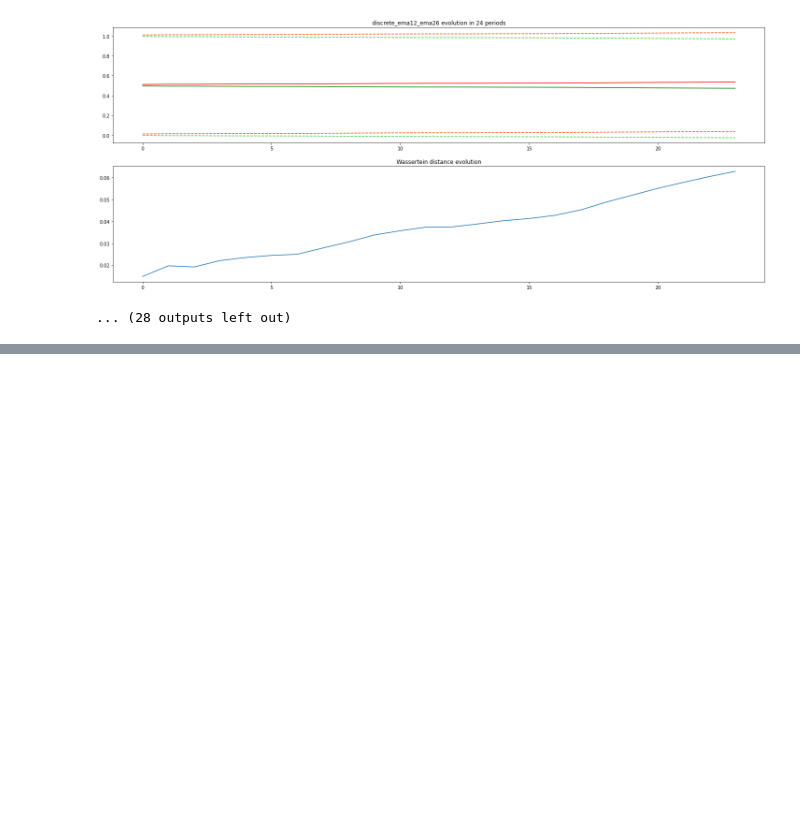
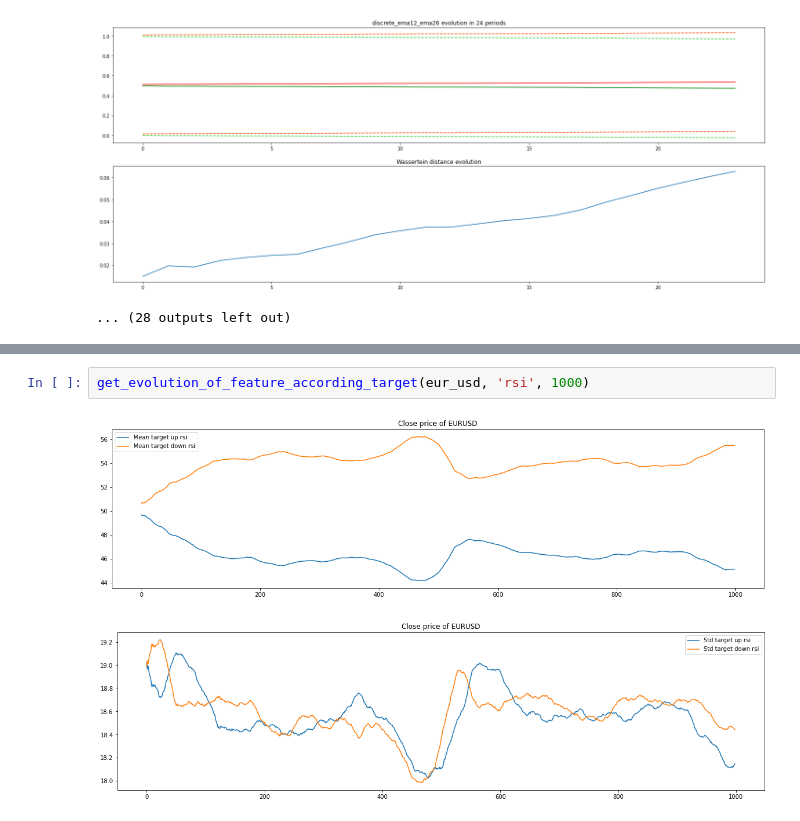
Before and after one commit to SaidJacoboDev/smart-markets, a Jupyter notebook: Chapter 1 - The data/eur_usd_analysis.ipynb, the cells around one changed output, grey strips where cells are left out. Drawn from its saved outputs; the diff is of its cells as text; blank space fills up the shorter version.

```diff
--- a/Chapter 1 - The data/eur_usd_analysis.ipynb
+++ b/Chapter 1 - The data/eur_usd_analysis.ipynb
@@ -821,0 +910,5 @@ discrete_ema12_ema26
+# %%
+get_evolution_of_feature_according_target(eur_usd, 'rsi', 1000)
+# %% [output]
+[figure, added]
+[figure, added]
```
Also changed, not shown: parts of 32 cells of this notebook, 1 other file.
